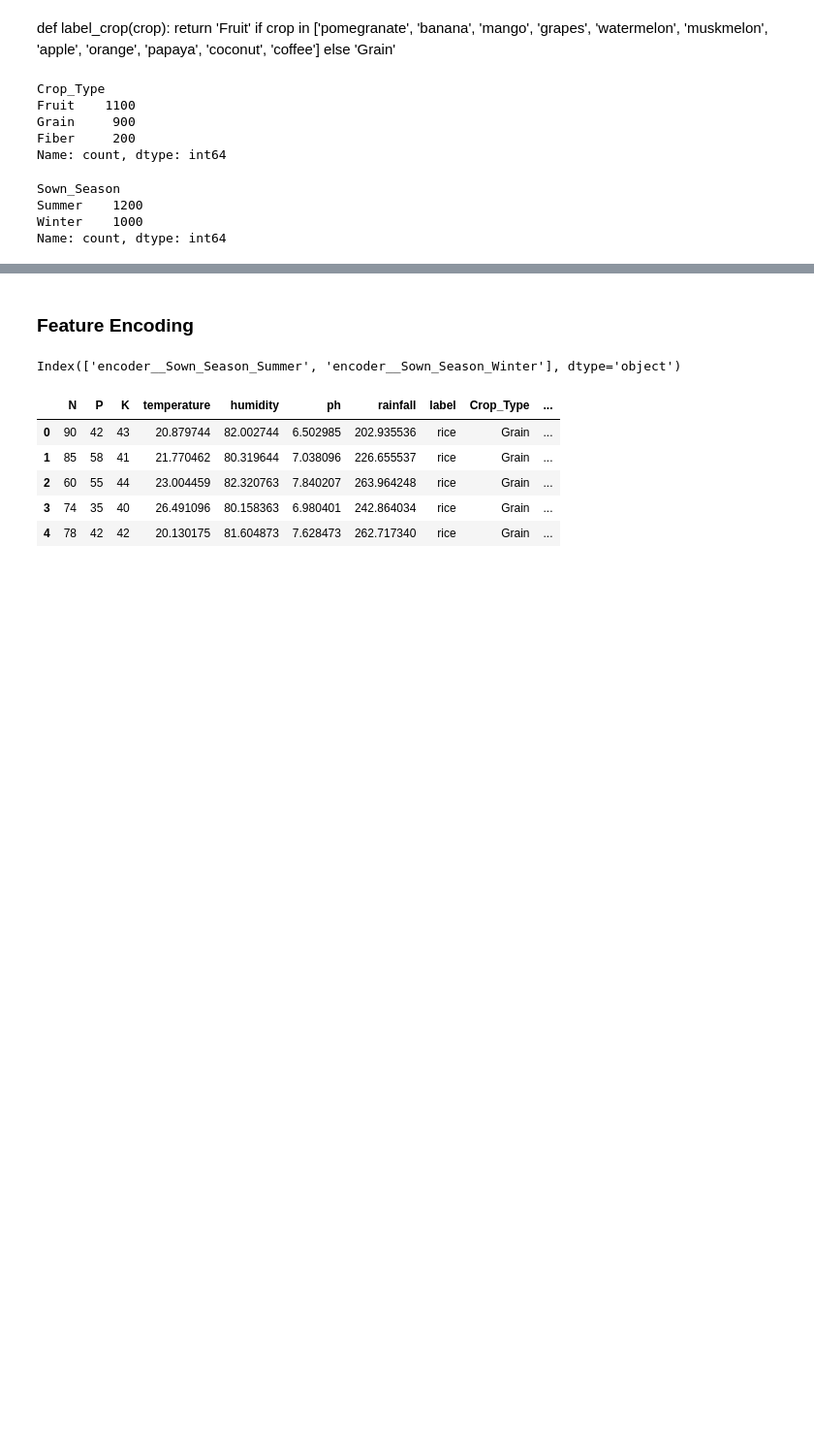
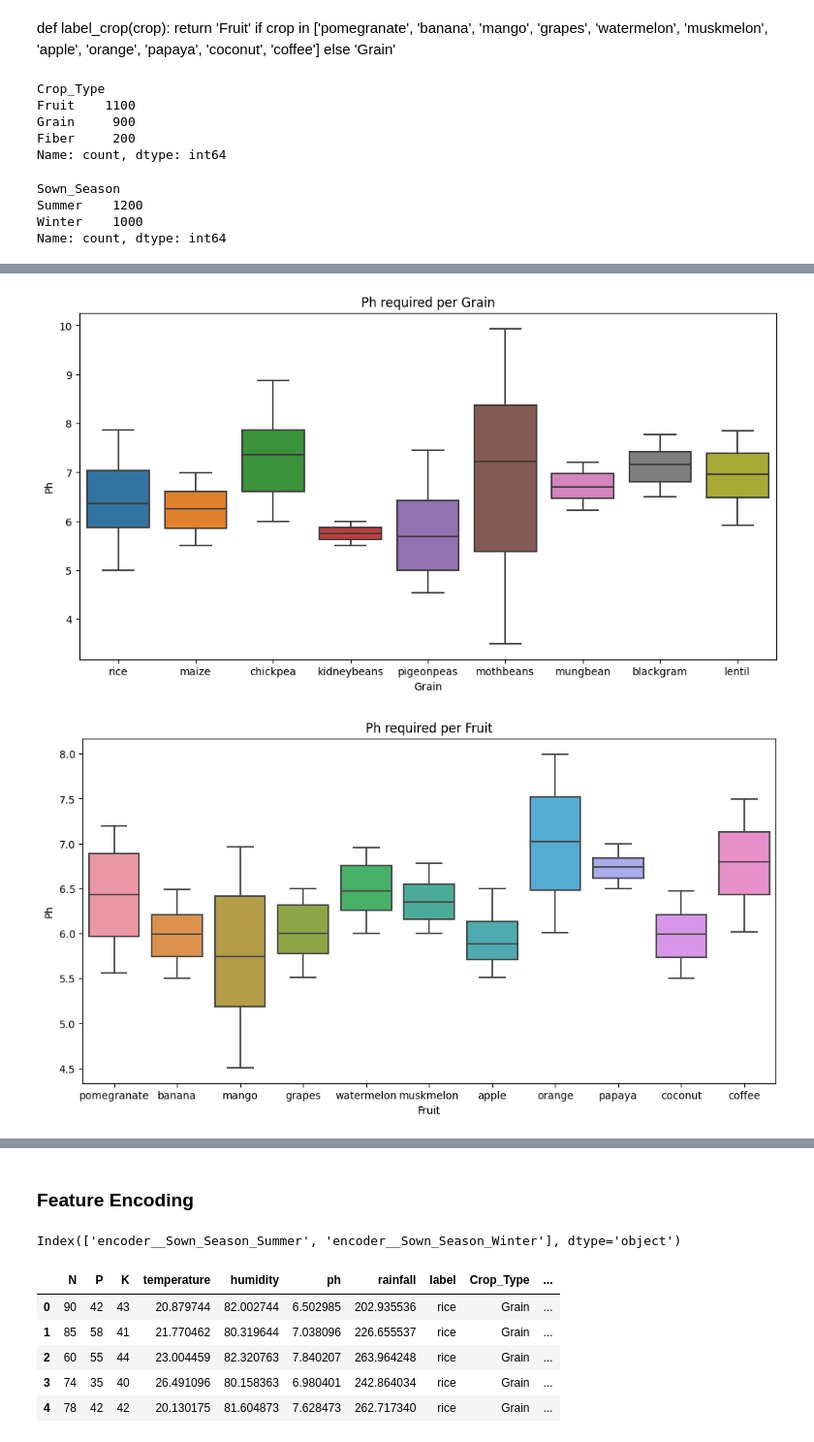
Before and after one commit to Abhijith-Nagarajan/Bayer, a Jupyter notebook: Crop_Recommendation/crop-recommendation.ipynb, the cells around one changed output, grey strips where cells are left out. Shown at 97% size. Saved outputs shown, nothing was run; the diff lists cells and outputs as text; code cells hidden in the pictures; blank space fills up the shorter version.

```diff
--- a/Crop_Recommendation/crop-recommendation.ipynb
+++ b/Crop_Recommendation/crop-recommendation.ipynb
@@ -136,0 +182,7 @@ for crop in crops_list:
+# %%
+for crop_type in crop_types:
+    crop_df = df[df.Crop_Type==crop_type]
+    plot_features_per_crop_type(crop_df,crop_type,"ph")
+# %% [output]
+[figure, added]
+[figure, added]
```
Also changed, not shown: parts of 11 cells of this notebook, 1 other file.
